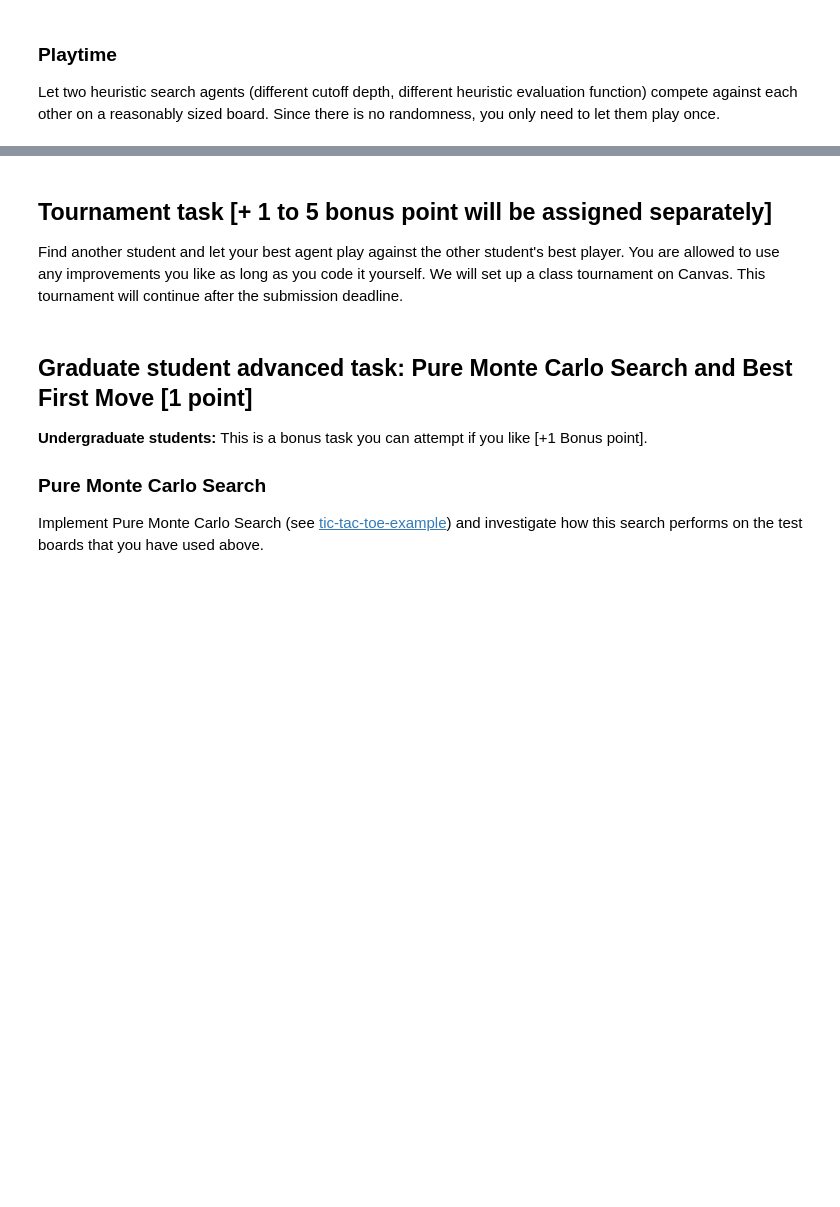
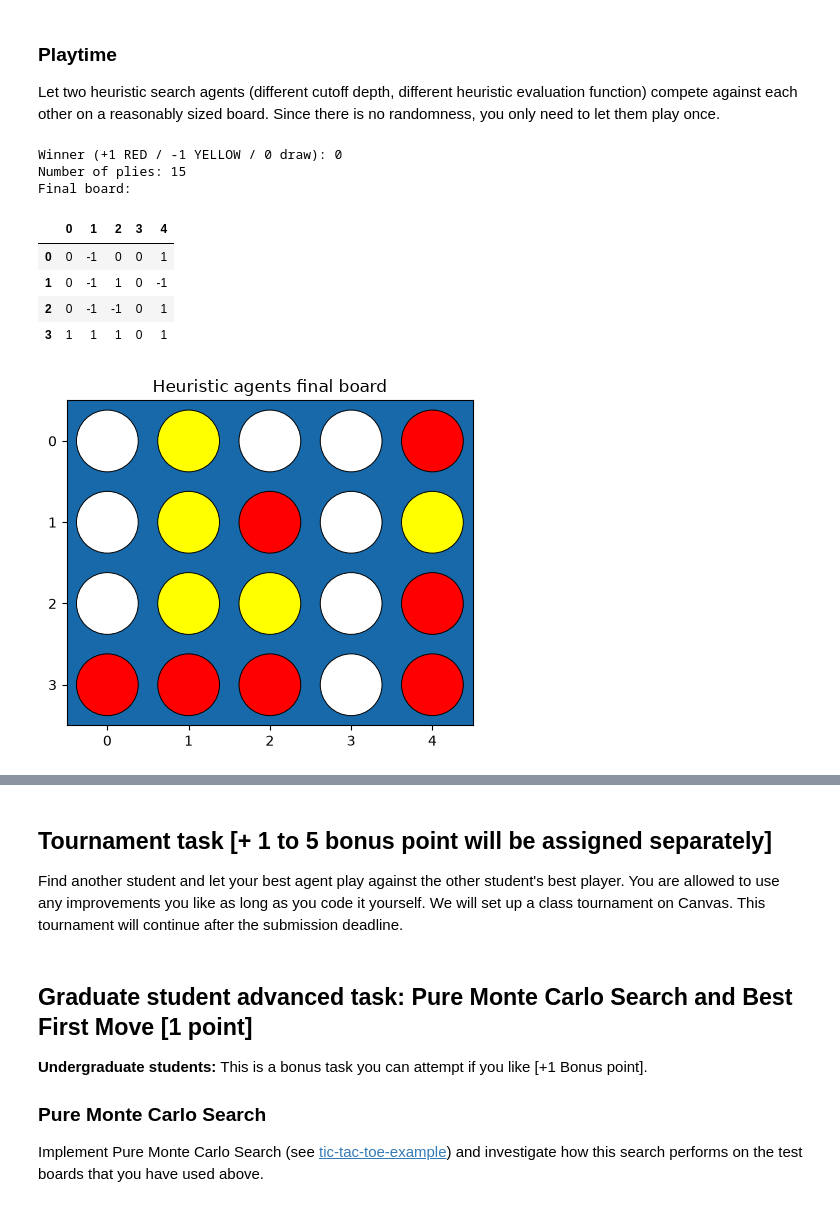
Before and after one commit to ngan23github/Advanced_Artificial_Intelligience_Group, a Jupyter notebook: Lab05/assignment_mean_connect4.ipynb, the cells around one changed output, grey strips where cells are left out. Saved outputs shown, nothing was run; the diff lists cells and outputs as text; code cells hidden in the pictures; blank space fills up the shorter version.

```diff
--- a/Lab05/assignment_mean_connect4.ipynb
+++ b/Lab05/assignment_mean_connect4.ipynb
@@ -183,0 +1170,31 @@ Let two heuristic search agents (different cutoff depth, different heuristic eva
+# %%
+weights_agent_1 = {1: 1, 2: 8, 3: 80, 4: 100000}
+weights_agent_2 = {1: 2, 2: 12, 3: 120, 4: 100000}
+
+agent_depth_2 = make_heuristic_agent(
+    depth=2, connect_n=3, weights=weights_agent_1
+)
+agent_depth_3 = make_heuristic_agent(
+    depth=3, connect_n=3, weights=weights_agent_2
+)
+
+# Một trận theo yêu cầu; đổi màu để agent thứ hai không luôn đi sau.
+competition = play_game(
+    agent_depth_2, agent_depth_3,
+    shape=(4, 5), connect_n=3, max_plies=100, verbose=False
+)
+print("Winner (+1 RED / -1 YELLOW / 0 draw):", competition["winner"])
+print("Number of plies:", competition["plies"])
+print("Final board:")
+display(pd.DataFrame(competition["board"]))
+visualize(competition["board"], title="Heuristic agents final board")
+# %% [output]
+Winner (+1 RED / -1 YELLOW / 0 draw): 0
+Number of plies: 15
+Final board:
+|  | 0 | 1 | 2 | 3 | 4 |
+| 0 | 0 | -1 | 0 | 0 | 1 |
+| 1 | 0 | -1 | 1 | 0 | -1 |
+| 2 | 0 | -1 | -1 | 0 | 1 |
+| 3 | 1 | 1 | 1 | 0 | 1 |
+[figure, added]
```
Also changed, not shown: parts of 54 cells of this notebook, 3 other files.
